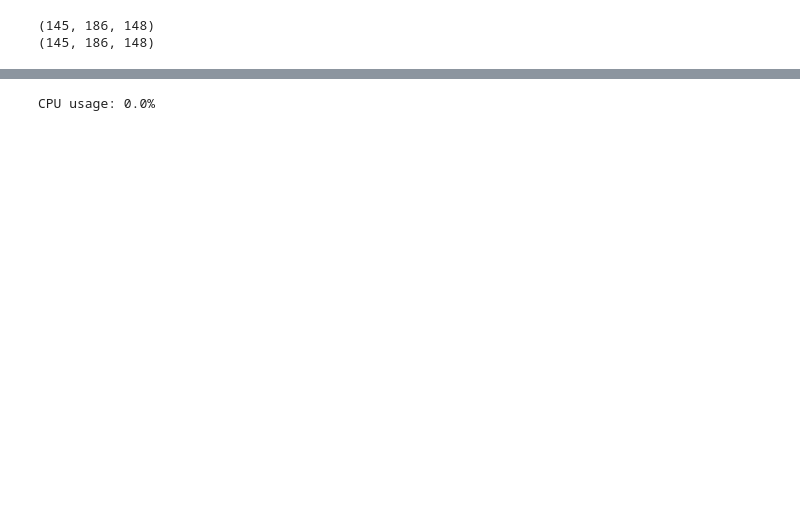
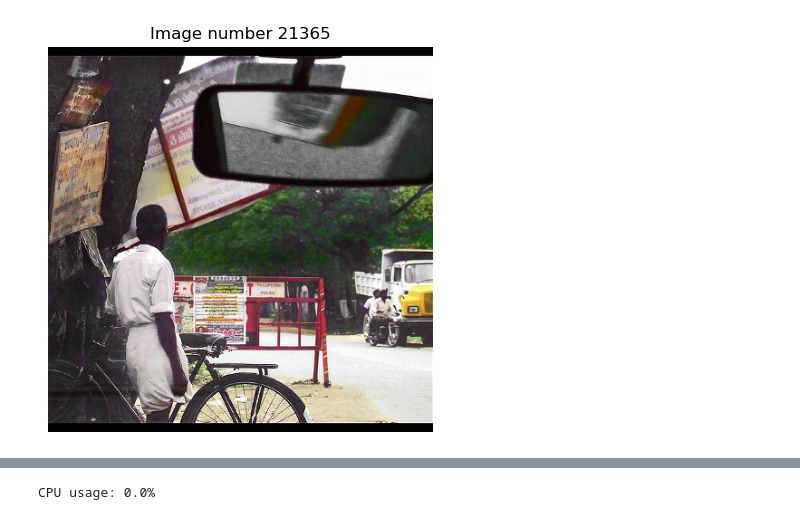
Before and after one commit to WiegerScheurer/spatpred, a Jupyter notebook: notebooks/construction_work/NSPbuild.ipynb, the cells around one changed output, grey strips where cells are left out. Saved outputs shown, nothing was run; the diff lists cells and outputs as text; code cells hidden in the pictures; blank space fills up the shorter version.

```diff
--- a/notebooks/construction_work/NSPbuild.ipynb
+++ b/notebooks/construction_work/NSPbuild.ipynb
@@ -27,20 +31,10 @@ sys.path.append('/home/rfpred/envs/rfenv/lib/python3.11/site-packages/nsdcode')
 # %%
-
 class DataFetch():
 
-    def __init__(self):
+    def __init__(self, NSPobject):
+        self.nsp = NSPobject
         pass
-    # Function to get the visual contrast features and predictability estimates
-    # IMPROVE: make sure that it also works for all subjects later on. Take subject arg, clean up paths.
-    def features(self):
-        feature_paths = [
-            './data/custom_files/all_visfeats_rms.pkl',
-            './data/custom_files/all_visfeats_rms_crop_prior.pkl',
-            '/home/rfpred/data/custom_files/all_visfeats_scce.pkl',
-            '/home/rfpred/data/custom_files/all_visfeats_scce_large.pkl',
-            '/home/rfpred/data/custom_files/subj01/pred/all_predestims.h5'
-        ]
-        return {os.path.basename(file): self._fetch_file(file) for file in feature_paths}
+
     # Function to get the pRF-based voxel selections
     # IMPROVE: make sure that it also works for all subjects later on. Take subject arg, clean up paths.
     def prf_selections(self):
@@ -53,7 +47,8 @@ class DataFetch():
         ]
         return {os.path.basename(file): self._fetch_file(file) for file in prf_selection_paths}
 
-    def _fetch_file(self, file_path:str):
+    # General file fetching function
+    def fetch_file(self, file_path:str):
         """
         General function to acquire saved data from various file types
         file_type: str, the types of files to be fetched, either features or prf_selections
@@ -69,3 +64,21 @@ class DataFetch():
         elif ext == '.pkl':
             with open(file_path, 'rb') as fp:
                 return pickle.load(fp)
+
+
+    # Function to load in nifti (.nii.gz) data and create some useful variables
+    def get_dat(self, path:str):
+        full_dat = nib.load(path)
+        dat_array = full_dat.get_fdata()
+
+        # Calculate the range of values
+        flat_arr = dat_array[~np.isnan(dat_array)]
+        dat_dim = dat_array.shape
+
+        return full_dat, dat_array, dat_dim, {'min': round(np.nanmin(flat_arr),7), 'max': np.nanmax(flat_arr), 'mean': round(np.nanmean(flat_arr),5)}
+# %%
+class Cortex():
+
+    def __init__(self, NSPobject):
+        self.nsp = NSPobject
+        pass
@@ -226,7 +565,4 @@ Class contains the following attributes:
-# %%
-print(NSP.prfloc_vox_selections['prf_mask_center_strict.pkl']['subj01']['V1_mask'].shape)
-
-print(NSP.roi_masks['subj01']['V1_mask'].shape)
-# %% [output]
-(145, 186, 148)
-(145, 186, 148)
+# %%
+sok = NSP.visualinput.show_stim(img_no='random', small=True, hide=False)
+# %% [output]
+[figure, added]
```
Also changed, not shown: parts of 12 cells of this notebook, 2 other files.
